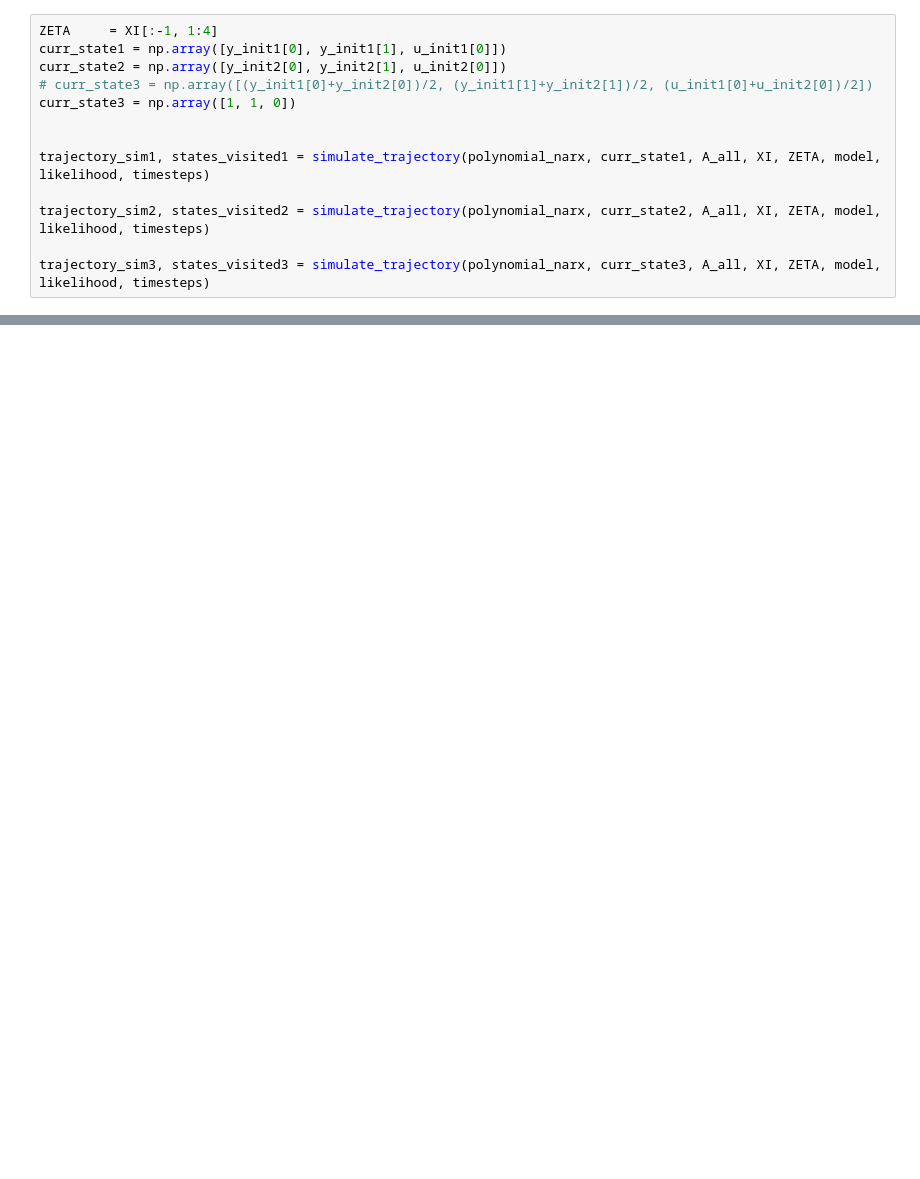
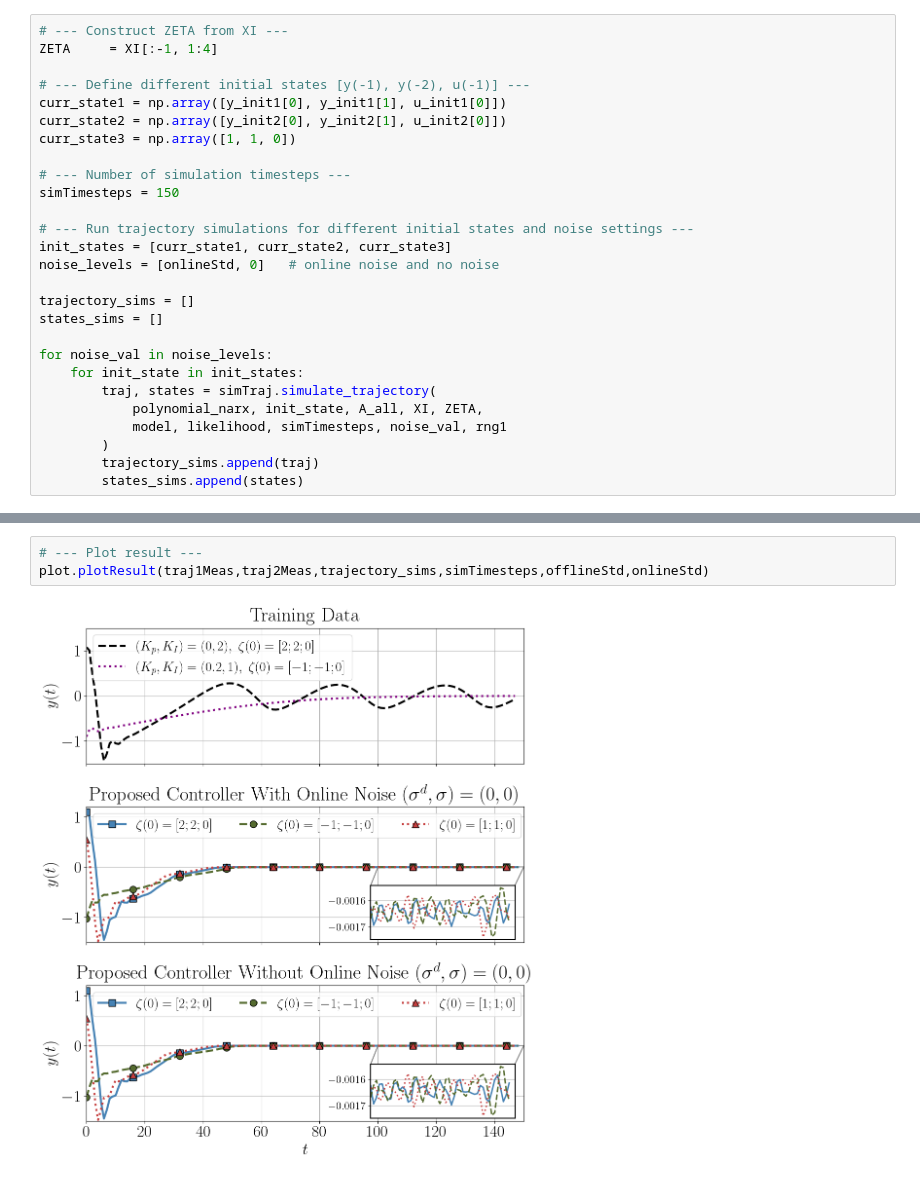
Before and after one commit to yj-jang-98/Inv_Learn_Ctrl, a Jupyter notebook: main.ipynb, the cells around one changed output, grey strips where cells are left out. Cells and saved outputs as stored; diff of their text form; blank space fills up the shorter version.

```diff
--- a/main.ipynb
+++ b/main.ipynb
@@ -192,13 +140,27 @@ for delta in delta_list:
 # %%
+# --- Construct ZETA from XI ---
 ZETA     = XI[:-1, 1:4]
+
+# --- Define different initial states [y(-1), y(-2), u(-1)] ---
 curr_state1 = np.array([y_init1[0], y_init1[1], u_init1[0]])
 curr_state2 = np.array([y_init2[0], y_init2[1], u_init2[0]])
-# curr_state3 = np.array([(y_init1[0]+y_init2[0])/2, (y_init1[1]+y_init2[1])/2, (u_init1[0]+u_init2[0])/2])
 curr_state3 = np.array([1, 1, 0])
 
+# --- Number of simulation timesteps ---
+simTimesteps = 150
 
-trajectory_sim1, states_visited1 = simulate_trajectory(polynomial_narx, curr_state1, A_all, XI, ZETA, model, likelihood, timesteps)
+# --- Run trajectory simulations for different initial states and noise settings ---
+init_states = [curr_state1, curr_state2, curr_state3]
+noise_levels = [onlineStd, 0]   # online noise and no noise
 
-trajectory_sim2, states_visited2 = simulate_trajectory(polynomial_narx, curr_state2, A_all, XI, ZETA, model, likelihood, timesteps)
+trajectory_sims = []
+states_sims = []
 
-trajectory_sim3, states_visited3 = simulate_trajectory(polynomial_narx, curr_state3, A_all, XI, ZETA, model, likelihood, timesteps)
+for noise_val in noise_levels:
+    for init_state in init_states:
+        traj, states = simTraj.simulate_trajectory(
+            polynomial_narx, init_state, A_all, XI, ZETA,
+            model, likelihood, simTimesteps, noise_val, rng1
+        )
+        trajectory_sims.append(traj)
+        states_sims.append(states)
@@ -374,0 +167,5 @@ plt.show()
+# %%
+# --- Plot result ---
+plot.plotResult(traj1Meas,traj2Meas,trajectory_sims,simTimesteps,offlineStd,onlineStd)
+# %% [output]
+[figure, added]
```
Also changed, not shown: parts of 13 cells of this notebook, 9 other files.
